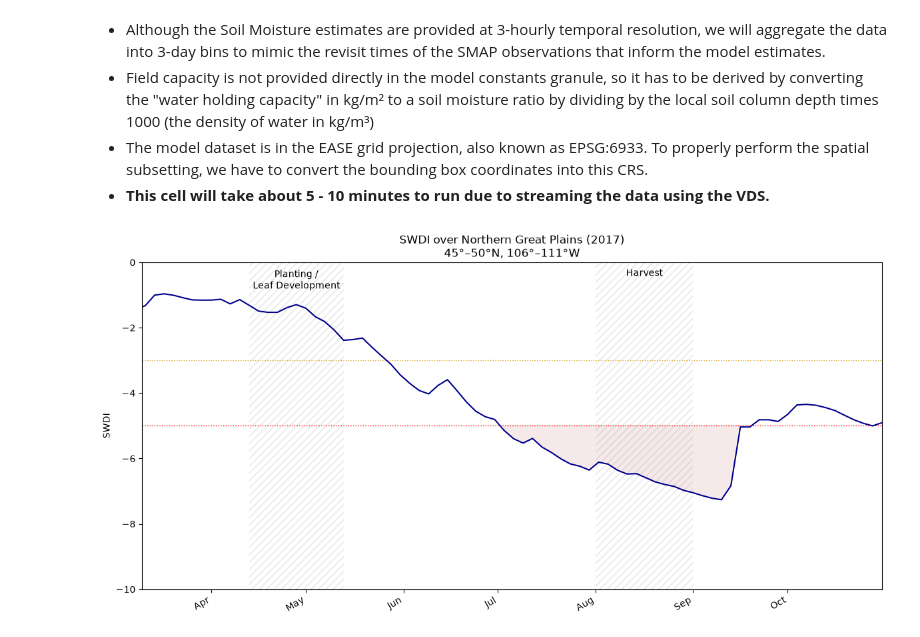
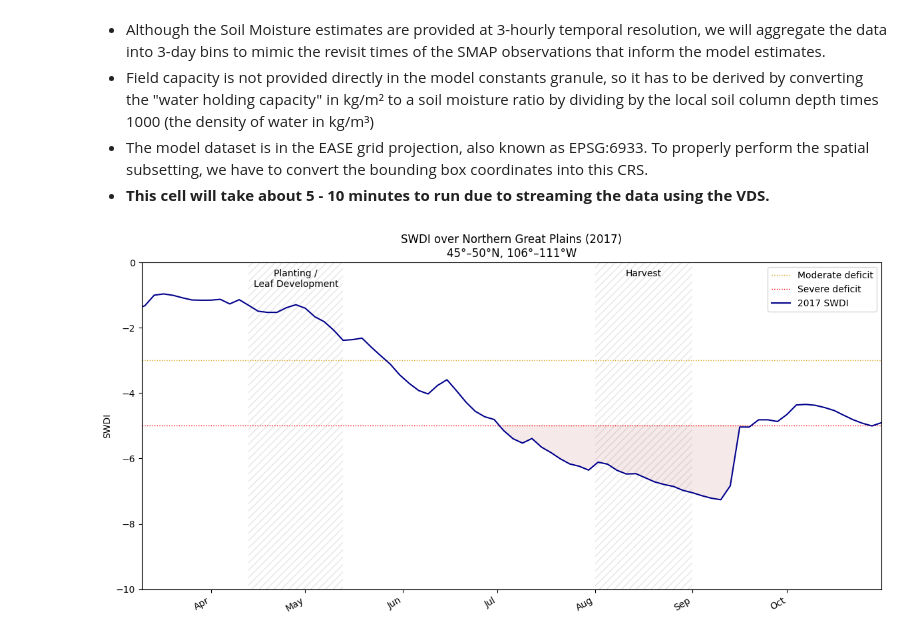
Before and after one commit to asaito333/flash-drought-ARSET, a Jupyter notebook: notebooks/1_drought_indicators.ipynb, the cells around one changed output. Drawn from its saved outputs; the diff is of its cells as text; code cells hidden in the pictures.

Commit message:
Added legend to SWDI plot

```diff
--- a/notebooks/1_drought_indicators.ipynb
+++ b/notebooks/1_drought_indicators.ipynb
@@ -717,38 +689,39 @@ moderate_fd_thresh = -3
 fd_thresh = -5
 flash_drought_swdi = [r < fd_thresh for r in plot_swdi]
 
 fig, ax = plt.subplots(figsize=(12, 6))
 # Shade the usual planting and harvest windows for Spring Wheat and Barley
 add_crop_calendar(ax)
-ax.axhline(moderate_fd_thresh, color="goldenrod", linestyle=":", linewidth=1)
-ax.axhline(fd_thresh, color="red", linestyle=":", linewidth=1)
-ax.plot(plot_dates, plot_swdi, color="darkblue", linewidth=1.5)
+ax.axhline(moderate_fd_thresh, color="goldenrod", linestyle=":", linewidth=1, label="Moderate deficit")
+ax.axhline(fd_thresh, color="red", linestyle=":", linewidth=1, label="Severe deficit")
+ax.plot(plot_dates, plot_swdi, color="darkblue", linewidth=1.5, label=f"{year} SWDI")
 
 if comparison_year:
     swdi_comp_fname = f"data/swdi_timeseries_{comparison_year}.csv"
     plot_comp_swdi: list[float] = []
     with open(swdi_comp_fname, newline="") as f:
         reader = csv.DictReader(f)
         for row in reader:
             plot_comp_swdi.append(float(row["swdi"]))
-    ax.plot(plot_dates, plot_comp_swdi, color="darkgreen", linewidth=1.5)
+    ax.plot(plot_dates, plot_comp_swdi, color="darkgreen", linewidth=1.5, label=f"{comparison_year} SWDI")
 
 ax.set_ylim(-10, 0)
 ax.set_xlim(left=mdates.datestr2num(f"{year}-03-10"), right=mdates.datestr2num(f"{year}-10-31"))
 ax.fill_between(plot_dates, plot_swdi, fd_thresh, where=flash_drought_swdi, color="brown", alpha=0.1)
 ax.set_ylabel("SWDI")
 if comparison_year:
     title = f"SWDI over Northern Great Plains ({year} vs {comparison_year})\n45°–50°N, 106°–111°W"
 else:
     title = f"SWDI over Northern Great Plains ({year})\n45°–50°N, 106°–111°W"
 ax.set_title(title)
 ax.xaxis.set_major_formatter(mdates.DateFormatter("%b"))
 ax.xaxis.set_major_locator(mdates.MonthLocator())
+ax.legend()
 fig.autofmt_xdate()
 plt.tight_layout()
 plt.show()
 # %% [output]
-[figure, old version]
+[figure, new version]
 # %% [markdown]
 ### What can we observe in the soil moisture data?
 
```
Also changed, not shown: parts of 4 cells of this notebook.
